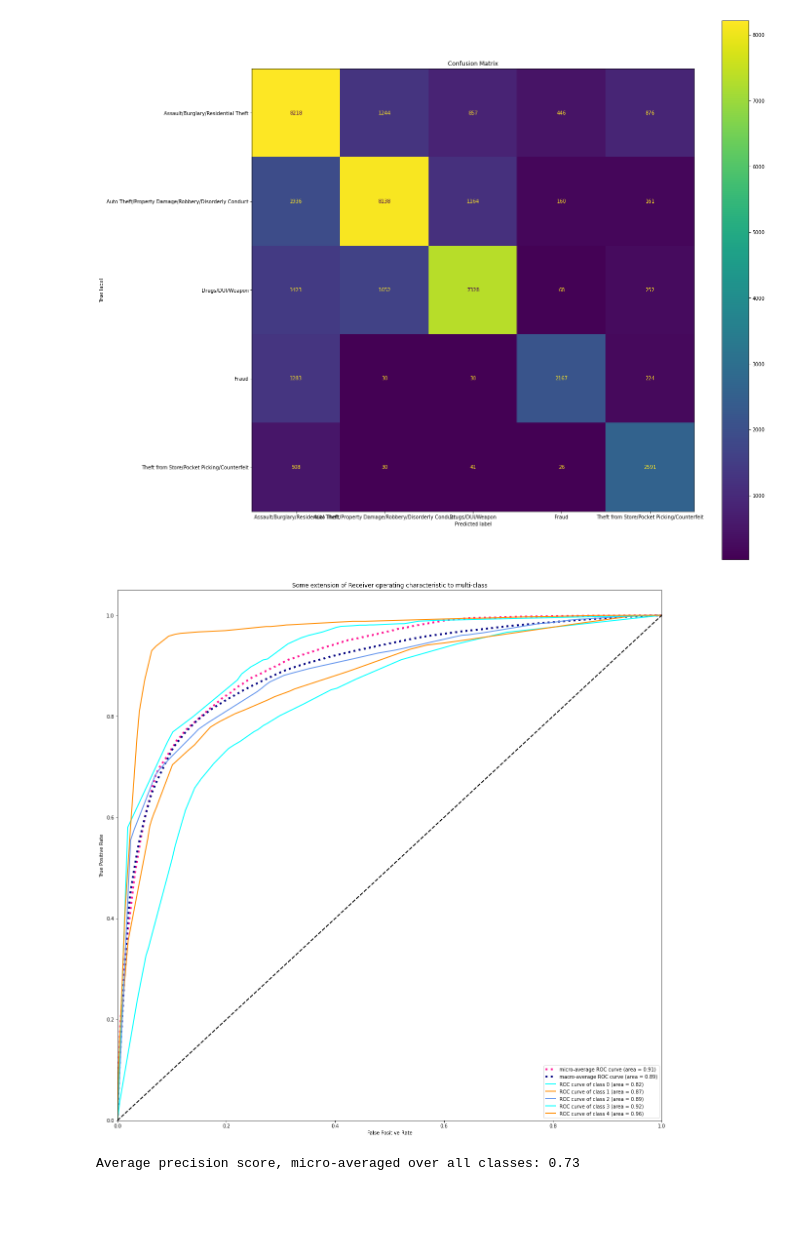
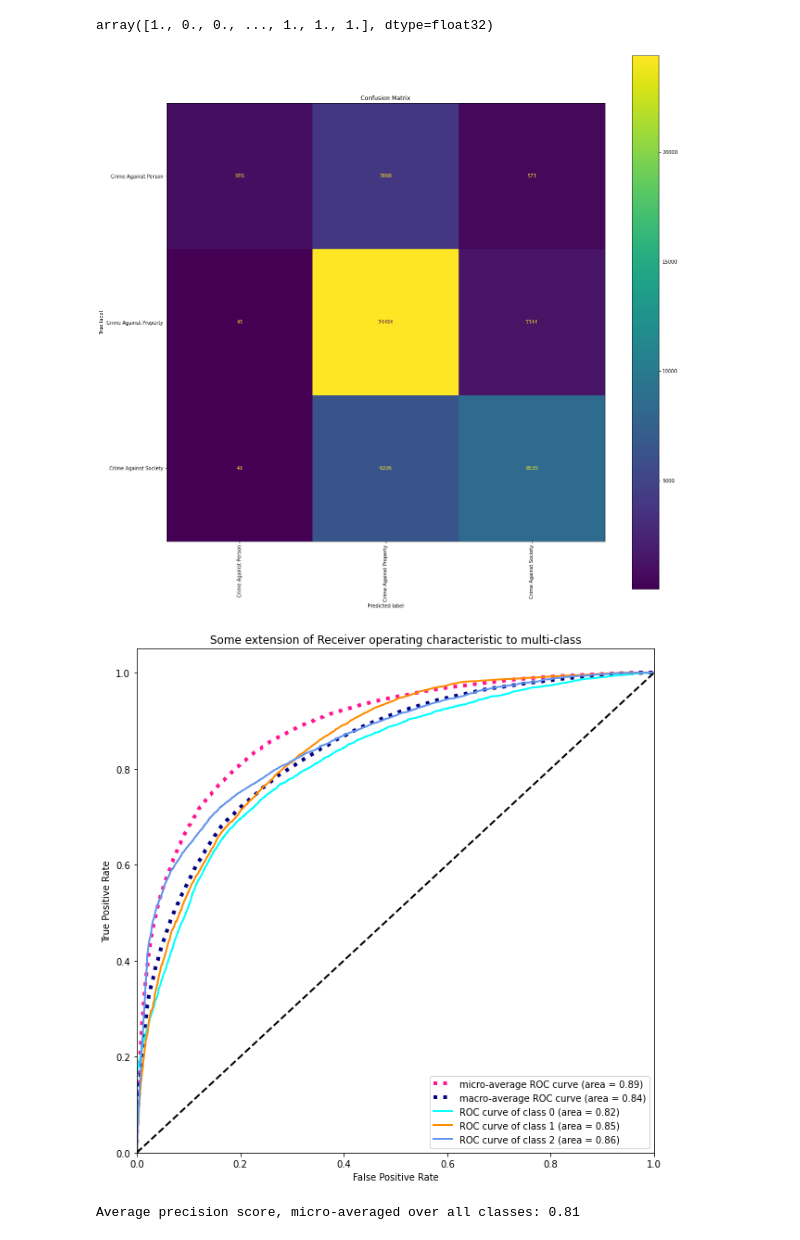
Before and after one commit to hudsonbat/Data-205, a Jupyter notebook: MCCrime_NN2.ipynb, the cells around one changed output. Cells and saved outputs as stored; diff of their text form; code cells hidden in the pictures; blank space fills up the shorter version.

```diff
--- a/MCCrime_NN2.ipynb
+++ b/MCCrime_NN2.ipynb
@@ -228,3 +146,23 @@ best_model = grid_result.best_estimator_
+# %%
+from tensorflow.keras.layers import Embedding, LSTM, Dense, Input, Concatenate
+from tensorflow.keras.models import Sequential, Model
+
+inputs1 = Input(shape=(max_len,))
+embedding_layer = Embedding(vocab_size, 256, input_length=max_len)(inputs1)
+x1 = LSTM(128)(embedding_layer)
+x2 = Dense(64, activation='relu')(x1)
+
+inputs2 = Input(shape=(10,))
+layer2 = Dense(128,activation='relu')(inputs2)
+layer3 = Dense(64,activation='relu')(layer2)
+
+concat = Concatenate()([x2, layer3])
+
+preds = Dense(num_class, activation = 'softmax')(concat)
+
+model = Model(inputs=[inputs1,inputs2], outputs=preds)
+
+model.compile(loss='categorical_crossentropy', optimizer='rmsprop', metrics=['acc'])
 # %%
-y= tf.keras.utils.to_categorical(y_train)
+y= tf.keras.utils.to_categorical(y_train_place)
 # %%
@@ -238,4 +176,4 @@ len(x_test)
 # %%
-history = best_model.fit([x_train],y, batch_size=128, verbose=1, validation_split=0.25,shuffle=True, epochs=10)
+history = model.fit([x_train_place, x_train_other],y, batch_size=128, verbose=1, validation_split=0.25,shuffle=True, epochs=10)
 # %% [output]
 Epoch 1/10
@@ -266,0 +199,2 @@ Please use `model.predict()` instead.
+# %%
+predictions = model.predict([x_test_place,x_test_other])
@@ -316,21 +247,24 @@ acc = best_model.score(x_test, y_test2)
+# %%
+y_test_place[:,1]
+# %% [output]
+array([1., 0., 0., ..., 1., 1., 1.], dtype=float32)
 # %%
 from sklearn.metrics import plot_confusion_matrix
 from sklearn.metrics import ConfusionMatrixDisplay
 from sklearn.metrics import confusion_matrix
 
-label_names = np.unique(y_test)
+cm = confusion_matrix(y_test_other, np.argmax(predictions,axis=1))
 
-cm = confusion_matrix(y_test, np.argmax(predictions,axis=1), labels=label_names)
-
-disp = ConfusionMatrixDisplay(cm, top_classes)
+disp = ConfusionMatrixDisplay(cm, display_labels=top_classes)
 
 disp = disp.plot()
 plt.title('Confusion Matrix')
+plt.xticks(rotation=90)
 fig = plt.gcf()
 fig.set_size_inches(20,20)
 plt.show()
 # %% [output]
-[figure, old version]
+[figure, new version]
 # %%
 from sklearn.metrics import roc_curve, auc
 from scipy import interp
@@ -341,11 +275,11 @@ fpr = dict()
 tpr = dict()
 roc_auc = dict()
 for i in range(len(top_classes)):
-    fpr[i], tpr[i], _ = roc_curve(y_test2[:, i], predictions[:, i])
+    fpr[i], tpr[i], _ = roc_curve(y_test_place[:, i], predictions[:, i])
     roc_auc[i] = auc(fpr[i], tpr[i])
 
 # Compute micro-average ROC curve and ROC area
-fpr["micro"], tpr["micro"], _ = roc_curve(y_test2.ravel(), predictions.ravel())
+fpr["micro"], tpr["micro"], _ = roc_curve(y_test_place.ravel(), predictions.ravel())
 roc_auc["micro"] = auc(fpr["micro"], tpr["micro"])
 
 # Compute macro-average ROC curve and ROC area
@@ -391,10 +325,10 @@ plt.ylabel('True Positive Rate')
 plt.title('Some extension of Receiver operating characteristic to multi-class')
 plt.legend(loc="lower right")
 fig = plt.gcf()
-fig.set_size_inches(20,20)
+fig.set_size_inches(10,10)
 plt.show()
 # %% [output]
-[figure, old version]
+[figure, new version]
 # %%
 from sklearn.metrics import precision_recall_curve
 from sklearn.metrics import average_precision_score
@@ -404,19 +338,19 @@ precision = dict()
 recall = dict()
 average_precision = dict()
 for i in range(len(top_classes)):
-    precision[i], recall[i], _ = precision_recall_curve(y_test2[:, i],
+    precision[i], recall[i], _ = precision_recall_curve(y_test_place[:, i],
                                                         predictions[:, i])
-    average_precision[i] = average_precision_score(y_test2[:, i], predictions[:, i])
+    average_precision[i] = average_precision_score(y_test_place[:, i], predictions[:, i])
 
 # A "micro-average": quantifying score on all classes jointly
-precision["micro"], recall["micro"], _ = precision_recall_curve(y_test2.ravel(),
+precision["micro"], recall["micro"], _ = precision_recall_curve(y_test_place.ravel(),
     predictions.ravel())
-average_precision["micro"] = average_precision_score(y_test2, predictions,
+average_precision["micro"] = average_precision_score(y_test_place, predictions,
                                                      average="micro")
 print('Average precision score, micro-averaged over all classes: {0:0.2f}'
       .format(average_precision["micro"]))
 # %% [output]
-Average precision score, micro-averaged over all classes: 0.73
+Average precision score, micro-averaged over all classes: 0.81
 # %%
 plt.figure()
 plt.step(recall['micro'], precision['micro'], color='b', alpha=0.2,
```
Also changed, not shown: parts of 53 cells of this notebook.
